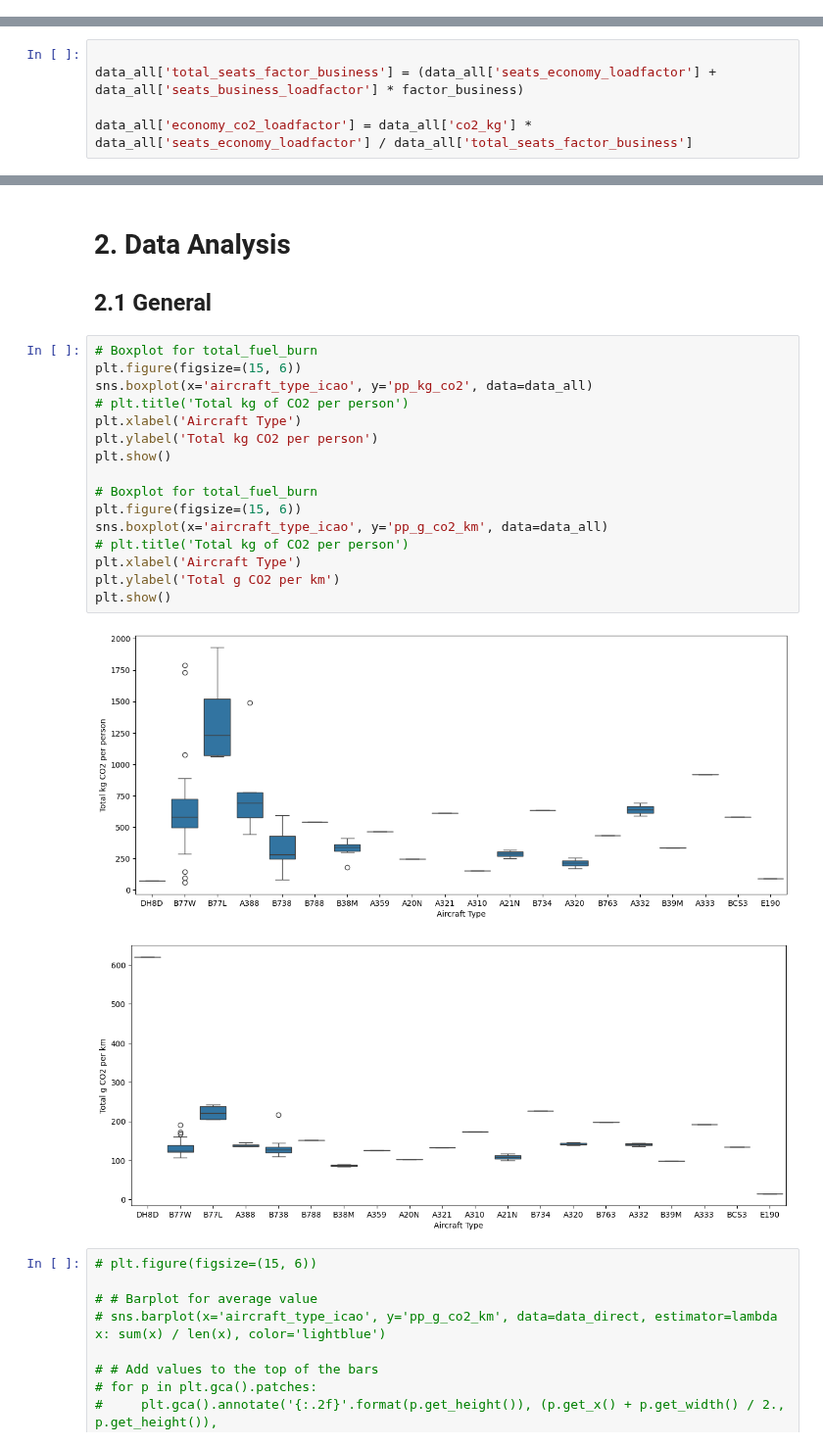
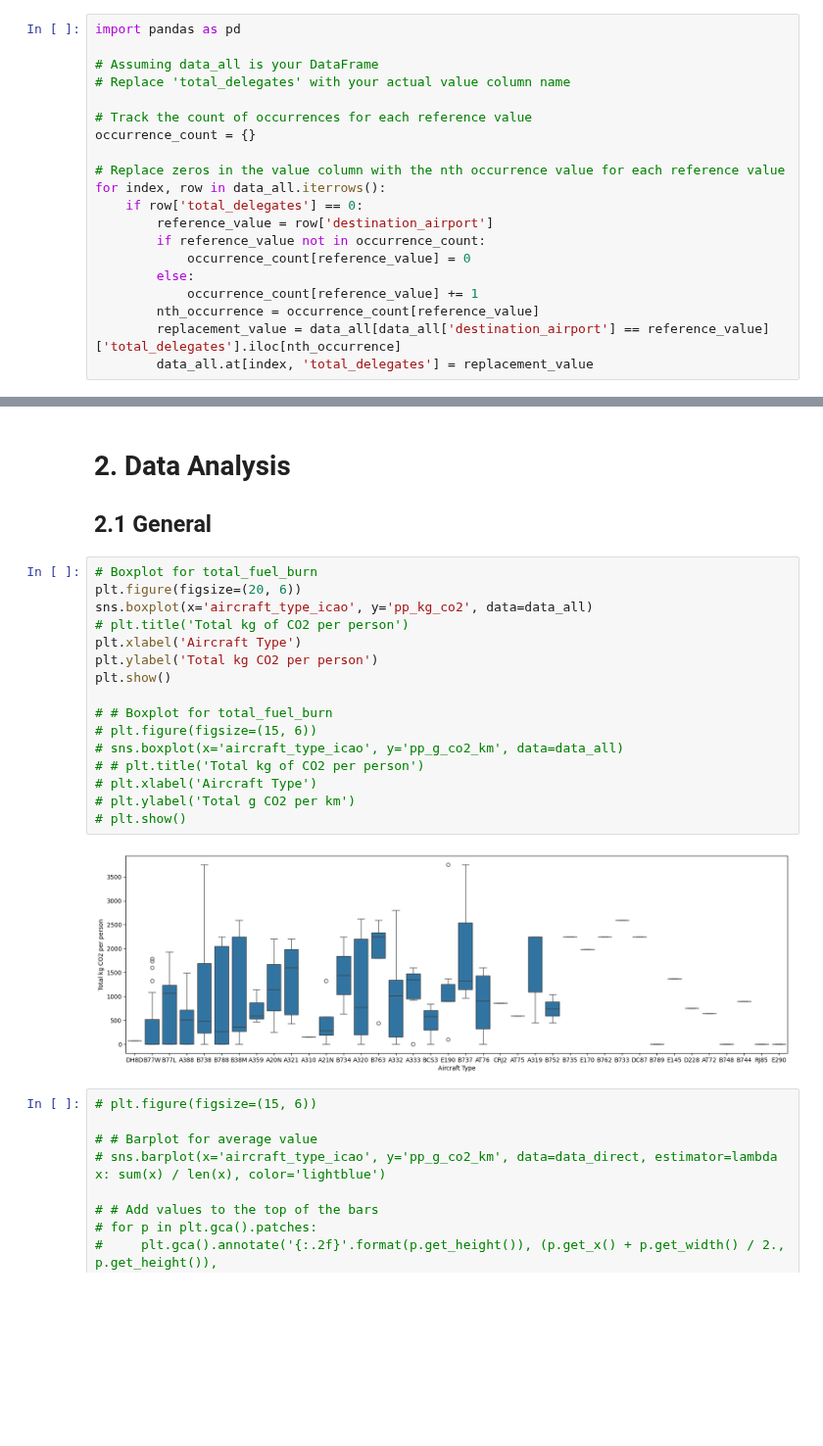
Before and after one commit to lukasschirren/COP_flight_analysis, a Jupyter notebook: analysis_economy_business.ipynb, the cells around one changed output, grey strips where cells are left out. Shown at 98% size. Drawn from its saved outputs; the diff is of its cells as text; blank space fills up the shorter version.

```diff
--- a/analysis_economy_business.ipynb
+++ b/analysis_economy_business.ipynb
@@ -209,0 +192,20 @@ grouped_data[grouped_data['is_short_haul'] == True]
+# %%
+import pandas as pd
+
+# Assuming data_all is your DataFrame
+# Replace 'total_delegates' with your actual value column name
+
+# Track the count of occurrences for each reference value
+occurrence_count = {}
+
+# Replace zeros in the value column with the nth occurrence value for each reference value
+for index, row in data_all.iterrows():
+    if row['total_delegates'] == 0:
+        reference_value = row['destination_airport']
+        if reference_value not in occurrence_count:
+            occurrence_count[reference_value] = 0
+        else:
+            occurrence_count[reference_value] += 1
+        nth_occurrence = occurrence_count[reference_value]
+        replacement_value = data_all[data_all['destination_airport'] == reference_value]['total_delegates'].iloc[nth_occurrence]
+        data_all.at[index, 'total_delegates'] = replacement_value
@@ -227,8 +236,3 @@ data_all[['Seats Economy', 'Seats Business','total_seats_factor_business', 'econ
 | 276 | 56.113779 | 6.376566 | 81.779457 | 241.582977 | 972.371482 |
 | 277 | 156.225863 | 17.216728 | 225.523192 | 1019.684149 | 4104.228698 |
 273 rows × 5 columns
-# %%
-
-data_all['total_seats_factor_business'] = (data_all['seats_economy_loadfactor'] + data_all['seats_business_loadfactor'] * factor_business)
-
-data_all['economy_co2_loadfactor'] = data_all['co2_kg'] * data_all['seats_economy_loadfactor'] / data_all['total_seats_factor_business']
@@ -301,23 +300,22 @@ plt.show()
 ## 2.1 General
 # %%
 # Boxplot for total_fuel_burn
-plt.figure(figsize=(15, 6))
+plt.figure(figsize=(20, 6))
 sns.boxplot(x='aircraft_type_icao', y='pp_kg_co2', data=data_all)
 # plt.title('Total kg of CO2 per person')
 plt.xlabel('Aircraft Type')
 plt.ylabel('Total kg CO2 per person')
 plt.show()
 
-# Boxplot for total_fuel_burn
-plt.figure(figsize=(15, 6))
-sns.boxplot(x='aircraft_type_icao', y='pp_g_co2_km', data=data_all)
-# plt.title('Total kg of CO2 per person')
-plt.xlabel('Aircraft Type')
-plt.ylabel('Total g CO2 per km')
-plt.show()
+# # Boxplot for total_fuel_burn
+# plt.figure(figsize=(15, 6))
+# sns.boxplot(x='aircraft_type_icao', y='pp_g_co2_km', data=data_all)
+# # plt.title('Total kg of CO2 per person')
+# plt.xlabel('Aircraft Type')
+# plt.ylabel('Total g CO2 per km')
+# plt.show()
 # %% [output]
-[figure, old version]
+[figure, new version]
-[figure, removed]
 # %%
 # plt.figure(figsize=(15, 6))
 
```
Also changed, not shown: parts of 15 cells of this notebook, 3 other files.
